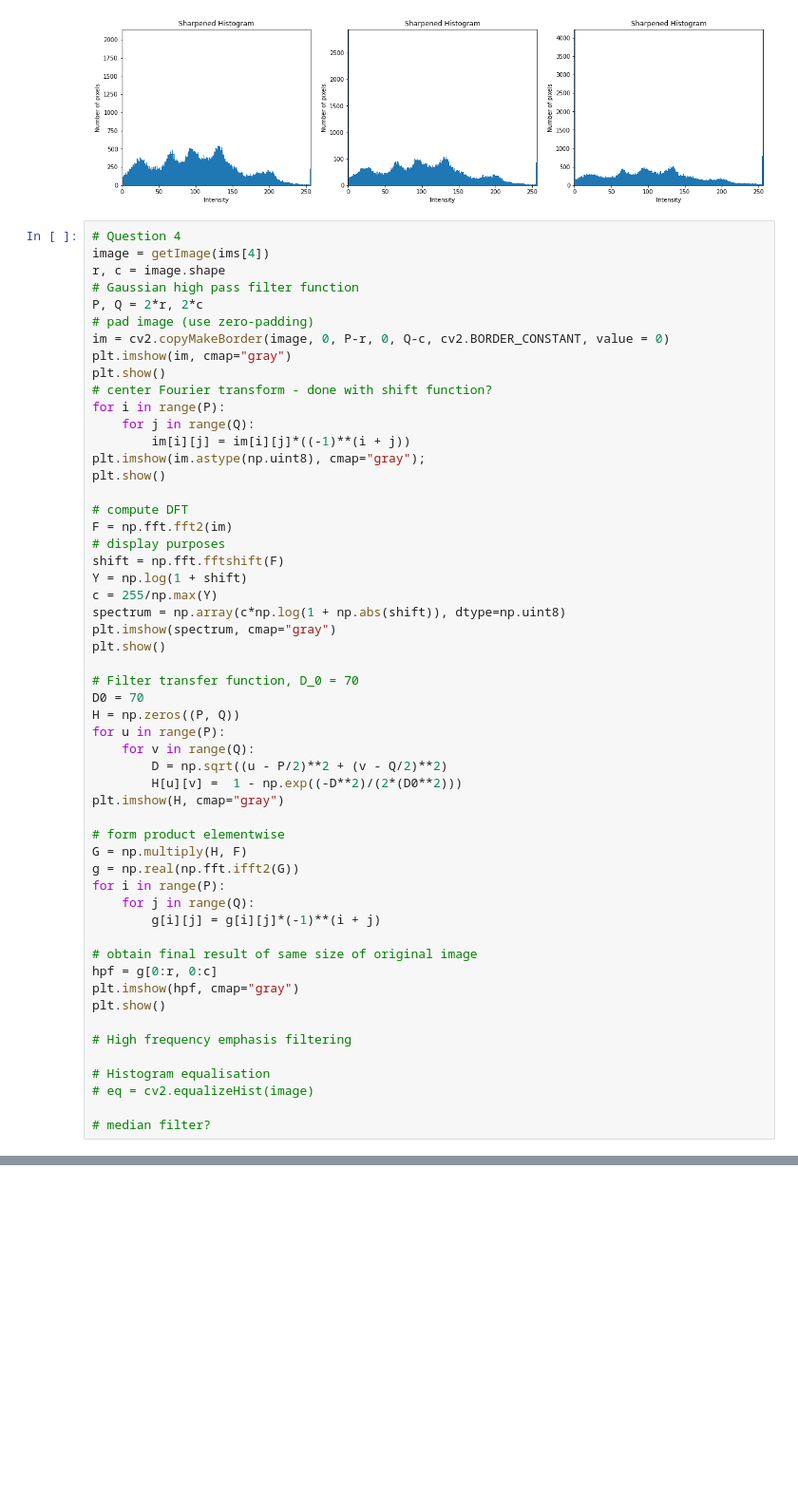
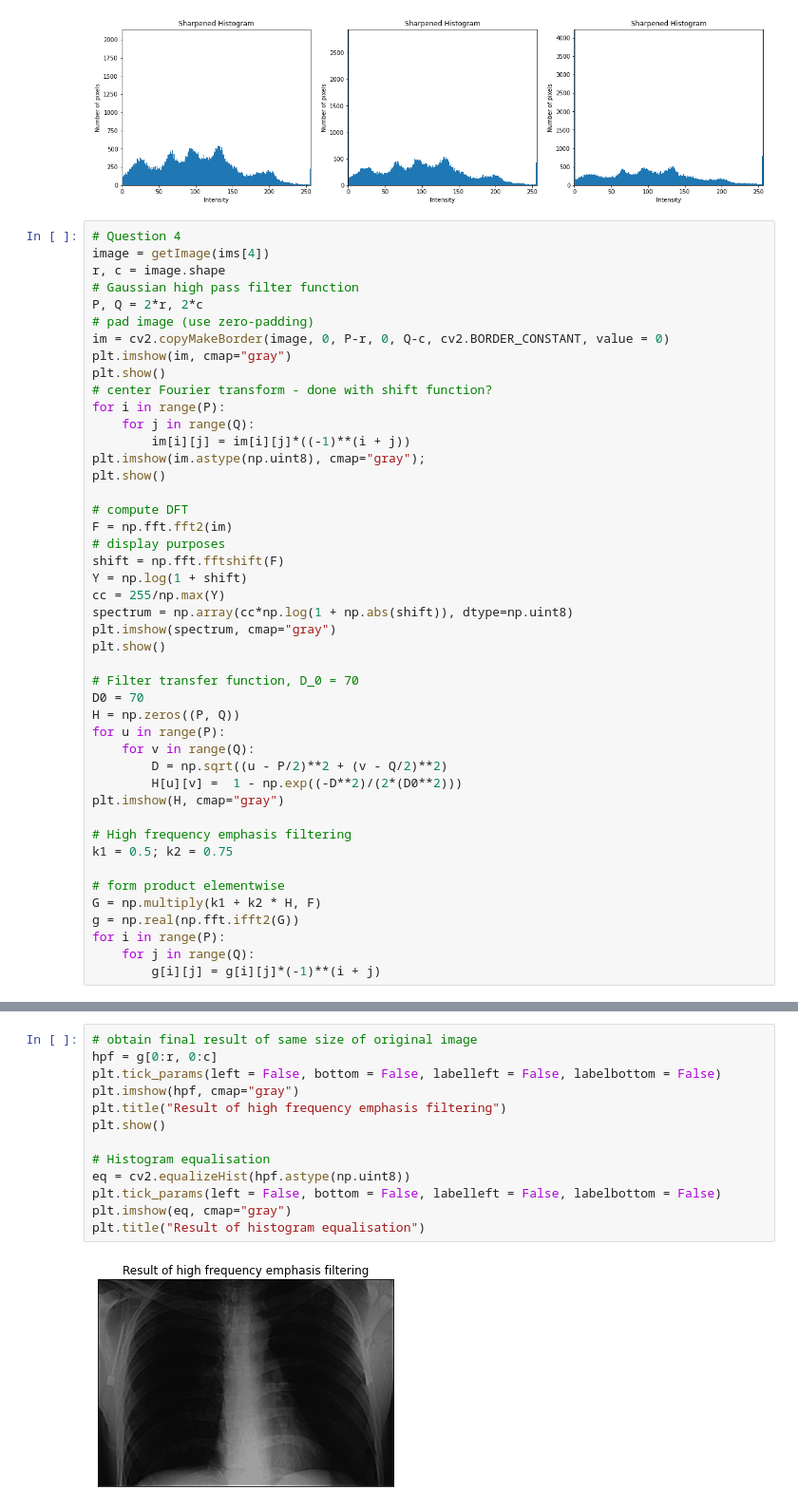
Before and after one commit to Alexandra-Smith/Digital_Image_Processing_module, a Jupyter notebook: Assignment 2/dip_a02.ipynb, the cells around one changed output, grey strips where cells are left out. Shown at 95% size. Cells and saved outputs as stored; diff of their text form; blank space fills up the shorter version.

```diff
--- a/Assignment 2/dip_a02.ipynb
+++ b/Assignment 2/dip_a02.ipynb
@@ -175,8 +191,8 @@ F = np.fft.fft2(im)
 # display purposes
 shift = np.fft.fftshift(F)
 Y = np.log(1 + shift)
-c = 255/np.max(Y)
-spectrum = np.array(c*np.log(1 + np.abs(shift)), dtype=np.uint8)
+cc = 255/np.max(Y)
+spectrum = np.array(cc*np.log(1 + np.abs(shift)), dtype=np.uint8)
 plt.imshow(spectrum, cmap="gray")
 plt.show()
 
@@ -189,24 +205,15 @@ for u in range(P):
         H[u][v] =  1 - np.exp((-D**2)/(2*(D0**2)))
 plt.imshow(H, cmap="gray")
 
+# High frequency emphasis filtering
+k1 = 0.5; k2 = 0.75
+
 # form product elementwise
-G = np.multiply(H, F)
+G = np.multiply(k1 + k2 * H, F)
 g = np.real(np.fft.ifft2(G))
 for i in range(P):
     for j in range(Q):
         g[i][j] = g[i][j]*(-1)**(i + j)
-
-# obtain final result of same size of original image
-hpf = g[0:r, 0:c]
-plt.imshow(hpf, cmap="gray")
-plt.show()
-
-# High frequency emphasis filtering
-
-# Histogram equalisation
-# eq = cv2.equalizeHist(image)
-
-# median filter?
 # %% [output]
 [figure]
 [figure]
@@ -215 +221,16 @@ TypeError: slice indices must be integers or None or have an __index__ method
 [figure]
+# %%
+# obtain final result of same size of original image
+hpf = g[0:r, 0:c]
+plt.tick_params(left = False, bottom = False, labelleft = False, labelbottom = False)
+plt.imshow(hpf, cmap="gray")
+plt.title("Result of high frequency emphasis filtering")
+plt.show()
+
+# Histogram equalisation
+eq = cv2.equalizeHist(hpf.astype(np.uint8))
+plt.tick_params(left = False, bottom = False, labelleft = False, labelbottom = False)
+plt.imshow(eq, cmap="gray")
+plt.title("Result of histogram equalisation")
+# %% [output]
+[figure, added]
```
Also changed, not shown: parts of 7 cells of this notebook.
